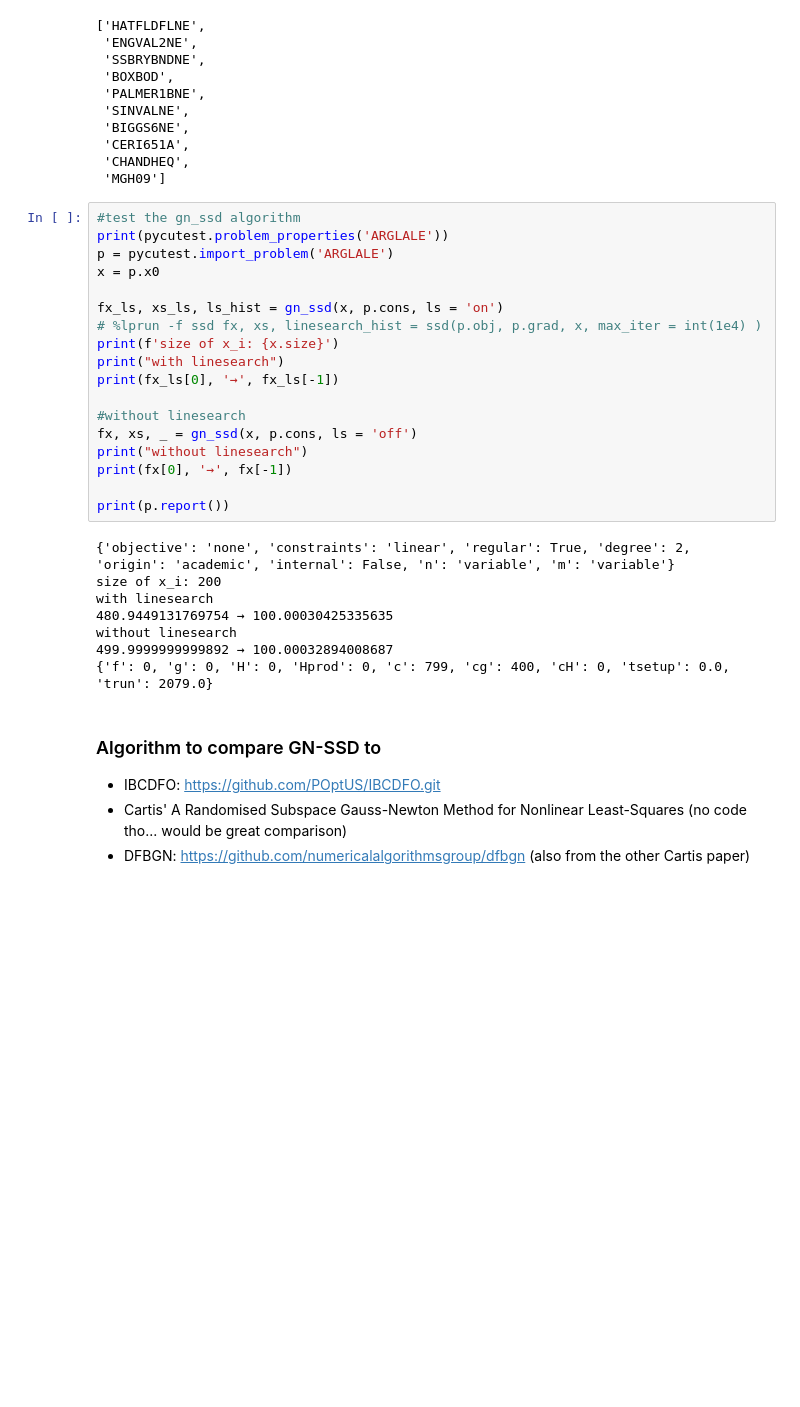
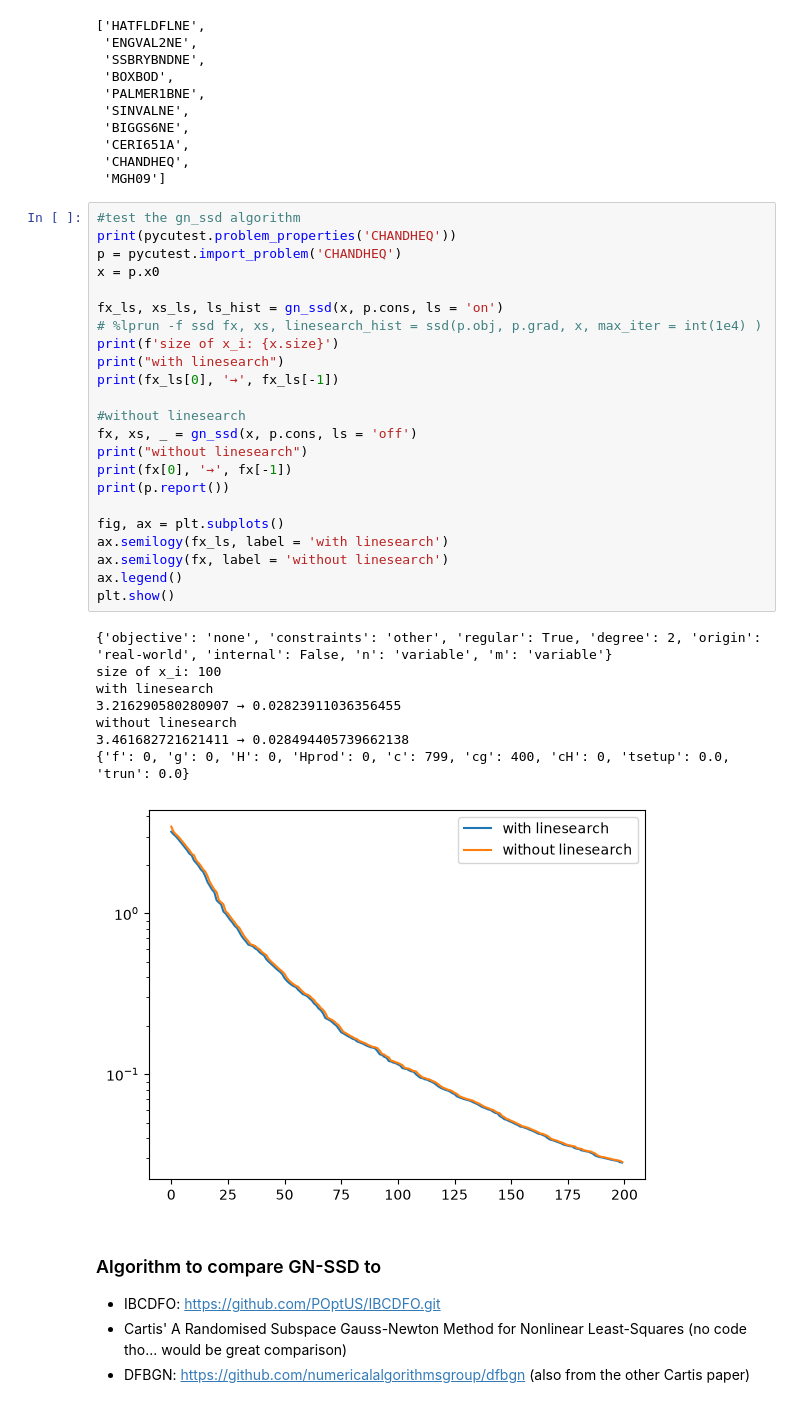
Before and after one commit to rileywuisme/Derivative-Free-Optimization-methods, a Jupyter notebook: SSD_draft.ipynb, the cells around one changed output. Drawn from its saved outputs; the diff is of its cells as text; blank space fills up the shorter version.

```diff
--- a/SSD_draft.ipynb
+++ b/SSD_draft.ipynb
@@ -755,30 +762,36 @@ nls_prob[:10]
  'MGH09']
 # %%
 #test the gn_ssd algorithm
-print(pycutest.problem_properties('ARGLALE'))
-p = pycutest.import_problem('ARGLALE')
+print(pycutest.problem_properties('CHANDHEQ'))
+p = pycutest.import_problem('CHANDHEQ')
 x = p.x0
 
 fx_ls, xs_ls, ls_hist = gn_ssd(x, p.cons, ls = 'on')
 # %lprun -f ssd fx, xs, linesearch_hist = ssd(p.obj, p.grad, x, max_iter = int(1e4) )
 print(f'size of x_i: {x.size}')
 print("with linesearch")
 print(fx_ls[0], '→', fx_ls[-1])
 
 #without linesearch
 fx, xs, _ = gn_ssd(x, p.cons, ls = 'off')
 print("without linesearch")
 print(fx[0], '→', fx[-1])
+print(p.report())
 
-print(p.report())
+fig, ax = plt.subplots()
+ax.semilogy(fx_ls, label = 'with linesearch')
+ax.semilogy(fx, label = 'without linesearch')
+ax.legend()
+plt.show()
 # %% [output]
-{'objective': 'none', 'constraints': 'linear', 'regular': True, 'degree': 2, 'origin': 'academic', 'internal': False, 'n': 'variable', 'm': 'variable'}
-size of x_i: 200
+{'objective': 'none', 'constraints': 'other', 'regular': True, 'degree': 2, 'origin': 'real-world', 'internal': False, 'n': 'variable', 'm': 'variable'}
+size of x_i: 100
 with linesearch
-480.9449131769754 → 100.00030425335635
+3.216290580280907 → 0.02823911036356455
 without linesearch
-499.9999999999892 → 100.00032894008687
-{'f': 0, 'g': 0, 'H': 0, 'Hprod': 0, 'c': 799, 'cg': 400, 'cH': 0, 'tsetup': 0.0, 'trun': 2079.0}
+3.461682721621411 → 0.028494405739662138
+{'f': 0, 'g': 0, 'H': 0, 'Hprod': 0, 'c': 799, 'cg': 400, 'cH': 0, 'tsetup': 0.0, 'trun': 0.0}
+[figure, added]
 # %% [markdown]
 ### Algorithm to compare GN-SSD to
 * IBCDFO: https://github.com/POptUS/IBCDFO.git
```
Also changed, not shown: parts of 7 cells of this notebook.
